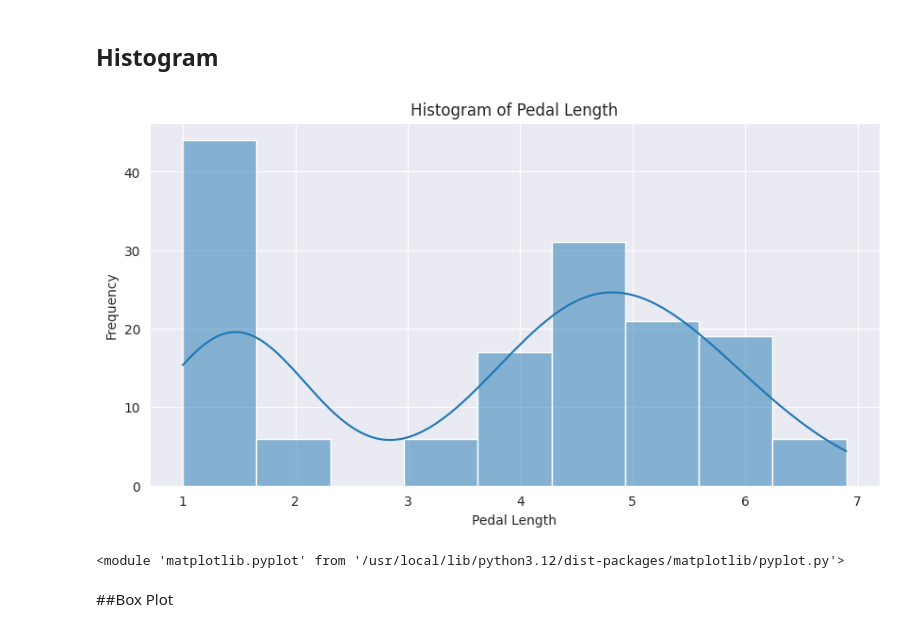
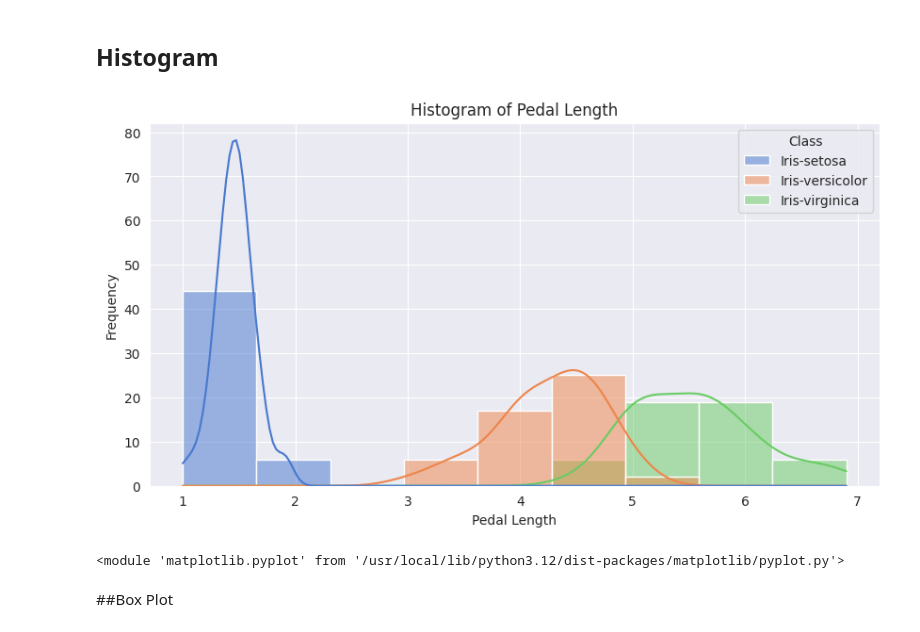
Before and after one commit to Ramses-Monjaras/Data-Processing-Visualization, a Jupyter notebook: Quiz_3.ipynb, the cells around one changed output. Cells and saved outputs as stored; diff of their text form; code cells hidden in the pictures.

```diff
--- a/Quiz_3.ipynb
+++ b/Quiz_3.ipynb
@@ -62,14 +59,14 @@ plt
 # %%
 sns.set_style("darkgrid")
 plt.figure(figsize=(10,5))
-sns.histplot(data=df, x='PedalLength', kde=True, palette='dark')
+sns.histplot(data=df, x='PedalLength', kde=True, hue='Class', palette='muted')
 plt.title('Histogram of Pedal Length')
 plt.xlabel('Pedal Length')
 plt.ylabel('Frequency')
 plt.show()
 plt
 # %% [output]
-[figure, old version]
+[figure, new version]
 <module 'matplotlib.pyplot' from '/usr/local/lib/python3.12/dist-packages/matplotlib/pyplot.py'>
 # %% [markdown]
 ##Box Plot
```
Also changed, not shown: parts of 3 cells of this notebook.
